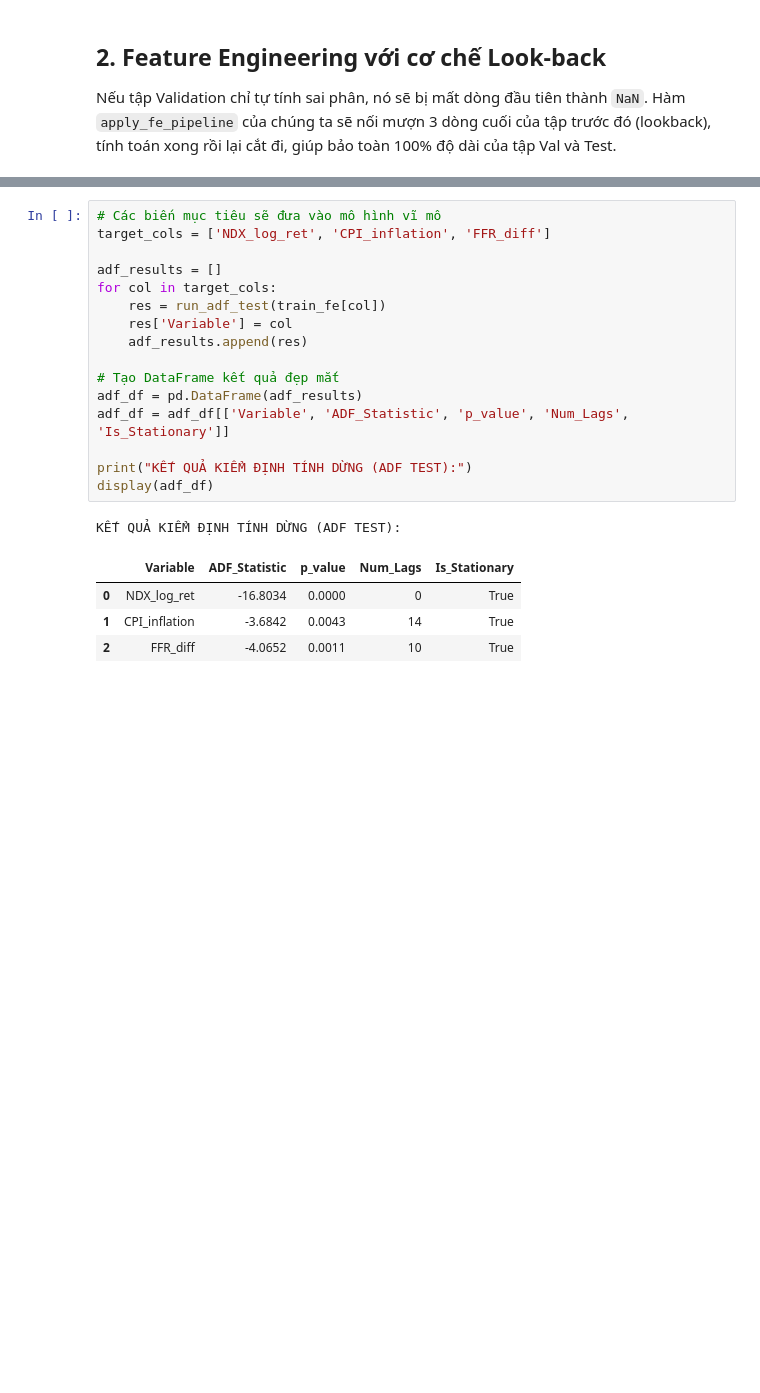
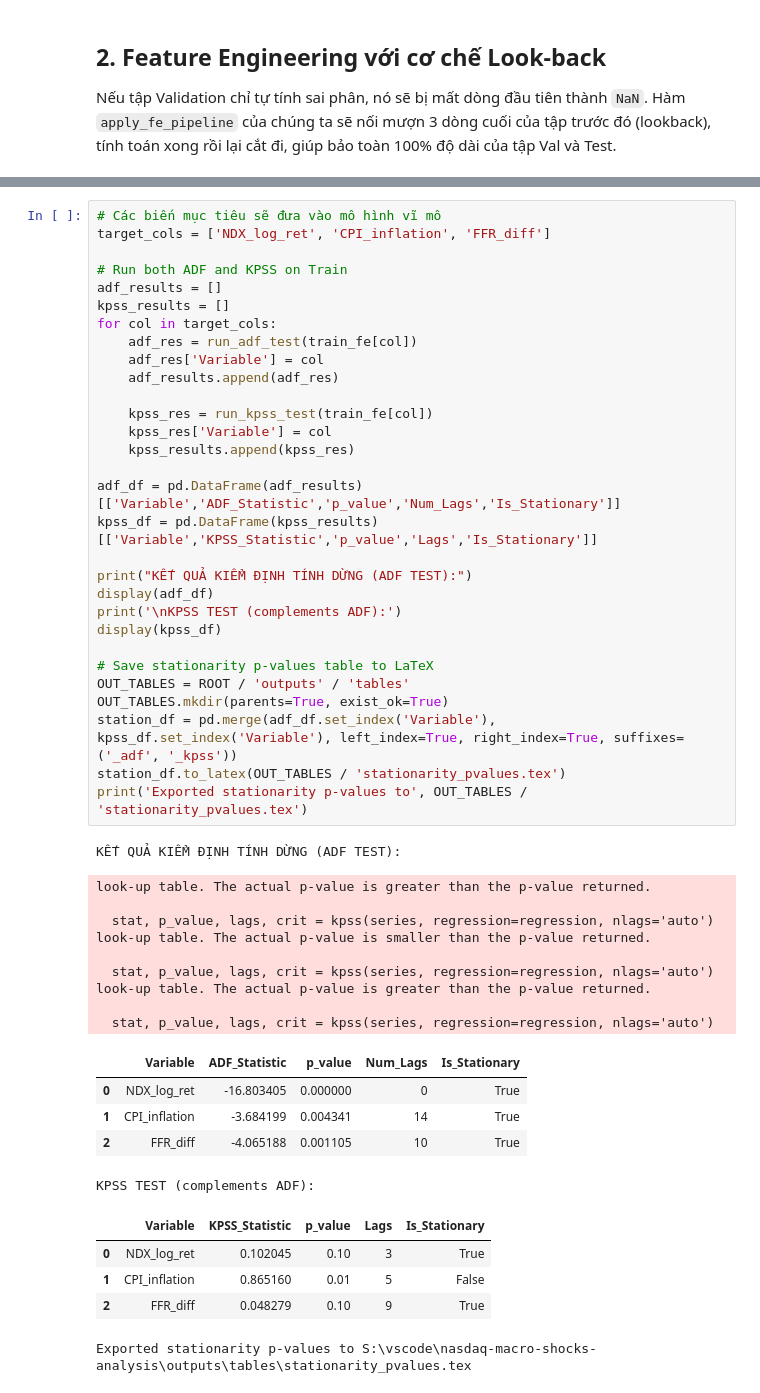
Before and after one commit to imissu-datntq/nasdaq-macro-shocks-analysis, a Jupyter notebook: notebooks/03_feature_engineering_and_transformation.ipynb, the cells around one changed output, grey strips where cells are left out. Cells and saved outputs as stored; diff of their text form; blank space fills up the shorter version.

Commit message:
chore: consolidate outputs; update notebooks and SVAR enhancements

```diff
--- a/notebooks/03_feature_engineering_and_transformation.ipynb
+++ b/notebooks/03_feature_engineering_and_transformation.ipynb
@@ -87,22 +142,51 @@ Mô hình SVAR và SARIMA (phần AR/MA) yêu cầu các chuỗi dữ liệu ph
 # %%
 # Các biến mục tiêu sẽ đưa vào mô hình vĩ mô
 target_cols = ['NDX_log_ret', 'CPI_inflation', 'FFR_diff']
 
+# Run both ADF and KPSS on Train
 adf_results = []
+kpss_results = []
 for col in target_cols:
-    res = run_adf_test(train_fe[col])
-    res['Variable'] = col
-    adf_results.append(res)
+    adf_res = run_adf_test(train_fe[col])
+    adf_res['Variable'] = col
+    adf_results.append(adf_res)
 
-# Tạo DataFrame kết quả đẹp mắt
-adf_df = pd.DataFrame(adf_results)
-adf_df = adf_df[['Variable', 'ADF_Statistic', 'p_value', 'Num_Lags', 'Is_Stationary']]
+    kpss_res = run_kpss_test(train_fe[col])
+    kpss_res['Variable'] = col
+    kpss_results.append(kpss_res)
+
+adf_df = pd.DataFrame(adf_results)[['Variable','ADF_Statistic','p_value','Num_Lags','Is_Stationary']]
+kpss_df = pd.DataFrame(kpss_results)[['Variable','KPSS_Statistic','p_value','Lags','Is_Stationary']]
 
 print("KẾT QUẢ KIỂM ĐỊNH TÍNH DỪNG (ADF TEST):")
 display(adf_df)
+print('\nKPSS TEST (complements ADF):')
+display(kpss_df)
+
+# Save stationarity p-values table to LaTeX
+OUT_TABLES = ROOT / 'outputs' / 'tables'
+OUT_TABLES.mkdir(parents=True, exist_ok=True)
+station_df = pd.merge(adf_df.set_index('Variable'), kpss_df.set_index('Variable'), left_index=True, right_index=True, suffixes=('_adf', '_kpss'))
+station_df.to_latex(OUT_TABLES / 'stationarity_pvalues.tex')
+print('Exported stationarity p-values to', OUT_TABLES / 'stationarity_pvalues.tex')
 # %% [output]
 KẾT QUẢ KIỂM ĐỊNH TÍNH DỪNG (ADF TEST):
+look-up table. The actual p-value is greater than the p-value returned.
+
+  stat, p_value, lags, crit = kpss(series, regression=regression, nlags='auto')
+look-up table. The actual p-value is smaller than the p-value returned.
+
+  stat, p_value, lags, crit = kpss(series, regression=regression, nlags='auto')
+look-up table. The actual p-value is greater than the p-value returned.
+
+  stat, p_value, lags, crit = kpss(series, regression=regression, nlags='auto')
 |  | Variable | ADF_Statistic | p_value | Num_Lags | Is_Stationary |
-| 0 | NDX_log_ret | -16.8034 | 0.0000 | 0 | True |
-| 1 | CPI_inflation | -3.6842 | 0.0043 | 14 | True |
-| 2 | FFR_diff | -4.0652 | 0.0011 | 10 | True |
+| 0 | NDX_log_ret | -16.803405 | 0.000000 | 0 | True |
+| 1 | CPI_inflation | -3.684199 | 0.004341 | 14 | True |
+| 2 | FFR_diff | -4.065188 | 0.001105 | 10 | True |
+KPSS TEST (complements ADF):
+|  | Variable | KPSS_Statistic | p_value | Lags | Is_Stationary |
+| 0 | NDX_log_ret | 0.102045 | 0.10 | 3 | True |
+| 1 | CPI_inflation | 0.865160 | 0.01 | 5 | False |
+| 2 | FFR_diff | 0.048279 | 0.10 | 9 | True |
+Exported stationarity p-values to S:\vscode\nasdaq-macro-shocks-analysis\outputs\tables\stationarity_pvalues.tex
```
Also changed, not shown: parts of 14 cells of this notebook, 11 other files.
